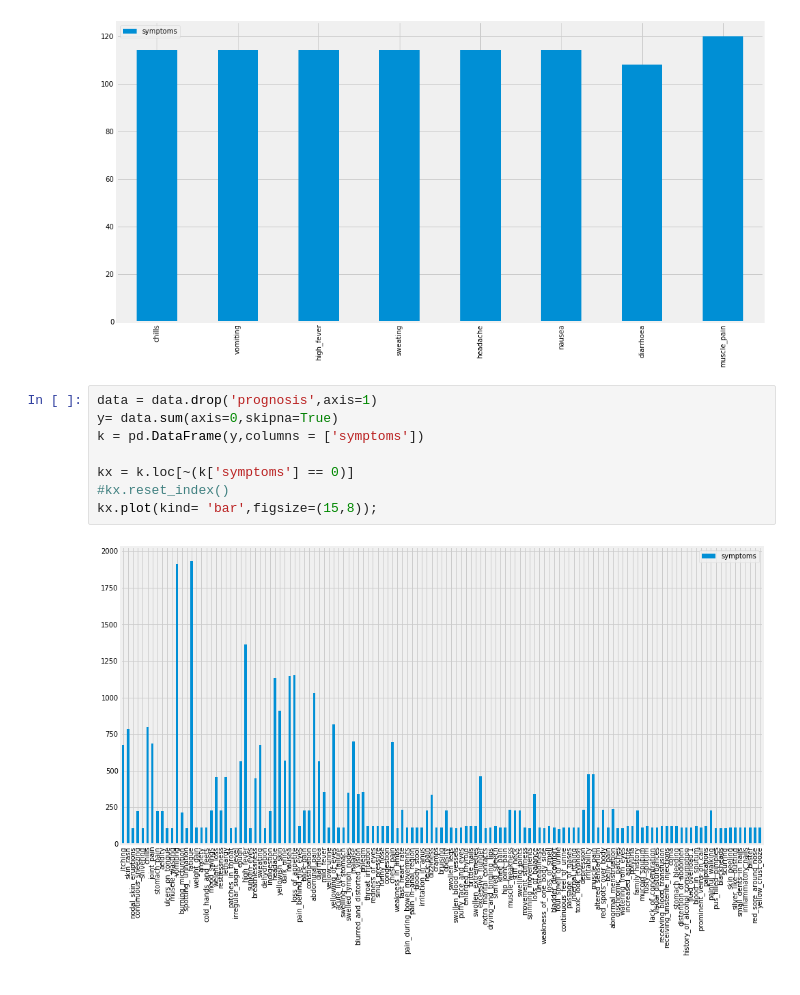
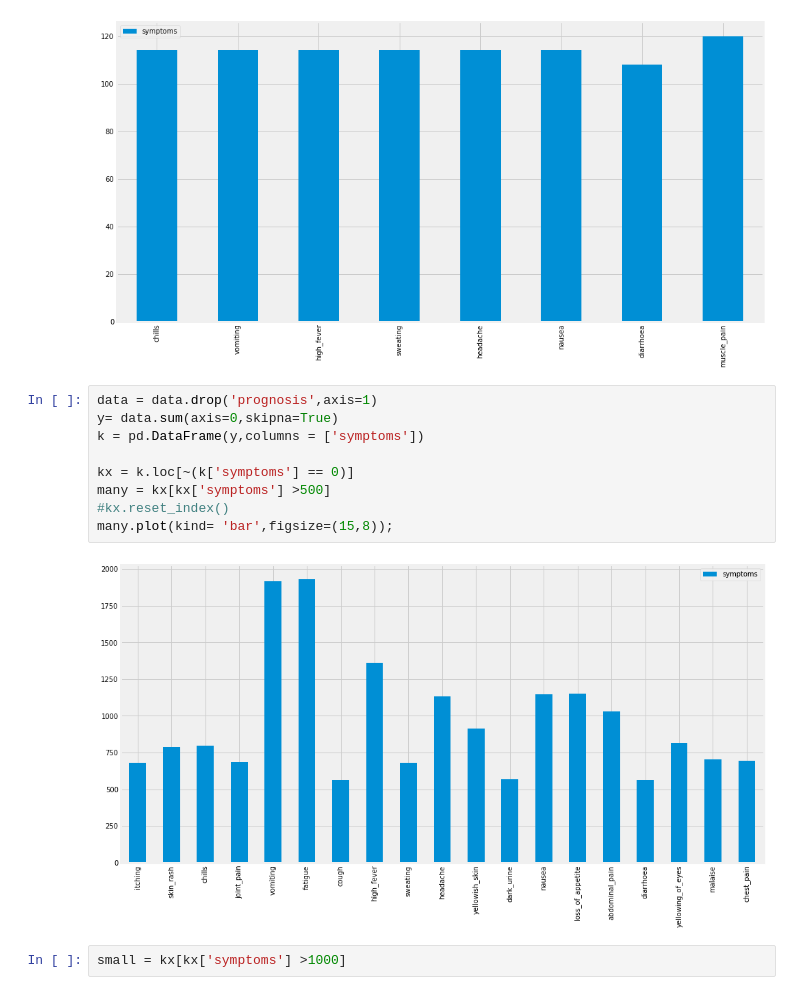
Before and after one commit to nassersaazi/ml_models, a Jupyter notebook: kizeega.ipynb, the cells around one changed output. Drawn from its saved outputs; the diff is of its cells as text.

```diff
--- a/kizeega.ipynb
+++ b/kizeega.ipynb
@@ -33,10 +35,13 @@ muscle_pain       120
 # %%
 data = data.drop('prognosis',axis=1)
 y= data.sum(axis=0,skipna=True)
 k = pd.DataFrame(y,columns = ['symptoms'])
 
 kx = k.loc[~(k['symptoms'] == 0)]
+many = kx[kx['symptoms'] >500]
 #kx.reset_index()
-kx.plot(kind= 'bar',figsize=(15,8));
+many.plot(kind= 'bar',figsize=(15,8));
 # %% [output]
-[figure, old version]
+[figure, new version]
+# %%
+small = kx[kx['symptoms'] >1000]
```
Also changed, not shown: parts of 2 cells of this notebook, 1 other file.
